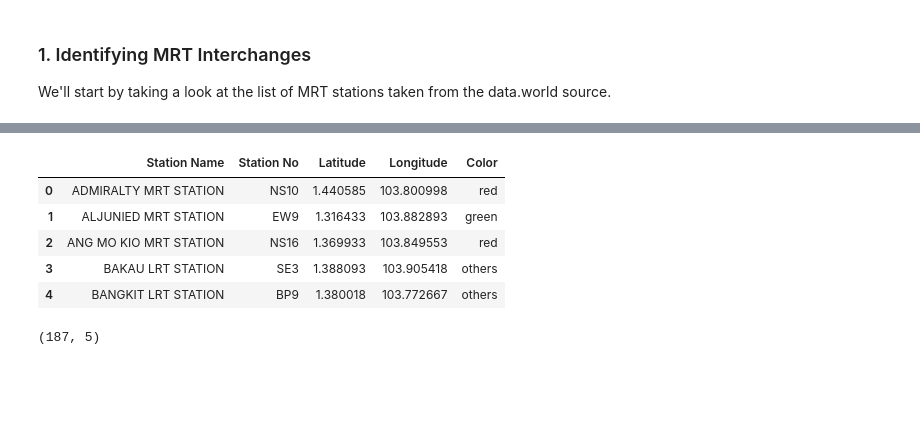
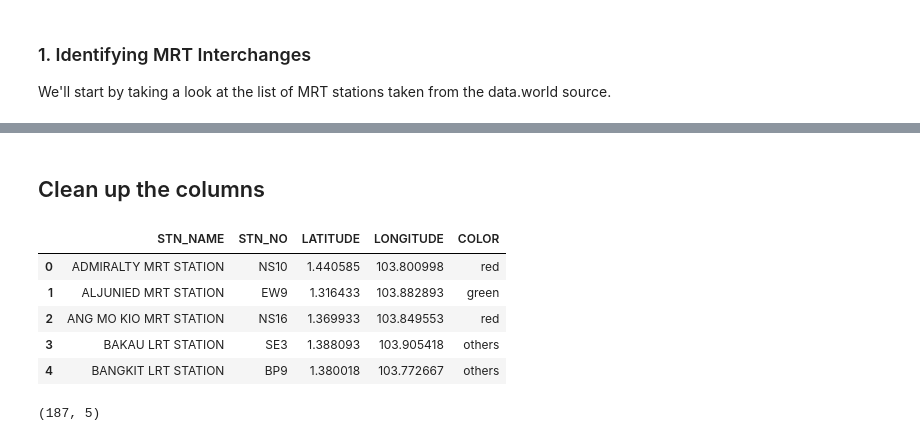
Before and after one commit to alfredtan/Coursera_Capstone, a Jupyter notebook: Week 4 Assignment/Capstone - Final Assignment.ipynb, the cells around one changed output, grey strips where cells are left out. Drawn from its saved outputs; the diff is of its cells as text; code cells hidden in the pictures; blank space fills up the shorter version.

```diff
--- a/Week 4 Assignment/Capstone - Final Assignment.ipynb
+++ b/Week 4 Assignment/Capstone - Final Assignment.ipynb
@@ -69,18 +90,18 @@ We'll start by taking a look at the list of MRT stations taken from the data.wor
+# %% [markdown]
+## Clean up the columns
 # %%
-sg_mrt_stations_all = pd.read_csv( "data/dataworld-singapore-mrt-stations.csv" )
-
 # remove columns we don't need
 sg_mrt_stations_all.drop( ['OBJECTID', 'X', 'Y' ], axis=1, inplace=True )
 
 # rename some columns
-sg_mrt_stations_all.rename( columns={ 'STN_NAME': 'Station Name', 'STN_NO':'Station No', 'COLOR': 'Color' }, inplace=True)
+sg_mrt_stations_all.rename( columns={ 'Latitude': 'LATITUDE', 'Longitude':'LONGITUDE' }, inplace=True)
 
 # convert color values to lowercase
-sg_mrt_stations_all['Color'] = sg_mrt_stations_all['Color'].str.lower()
+sg_mrt_stations_all['COLOR'] = sg_mrt_stations_all['COLOR'].str.lower()
 
 sg_mrt_stations_all.head()
 # %% [output]
-|  | Station Name | Station No | Latitude | Longitude | Color |
+|  | STN_NAME | STN_NO | LATITUDE | LONGITUDE | COLOR |
 | 0 | ADMIRALTY MRT STATION | NS10 | 1.440585 | 103.800998 | red |
 | 1 | ALJUNIED MRT STATION | EW9 | 1.316433 | 103.882893 | green |
 | 2 | ANG MO KIO MRT STATION | NS16 | 1.369933 | 103.849553 | red |
```
Also changed, not shown: parts of 60 cells of this notebook, 4 other files.
